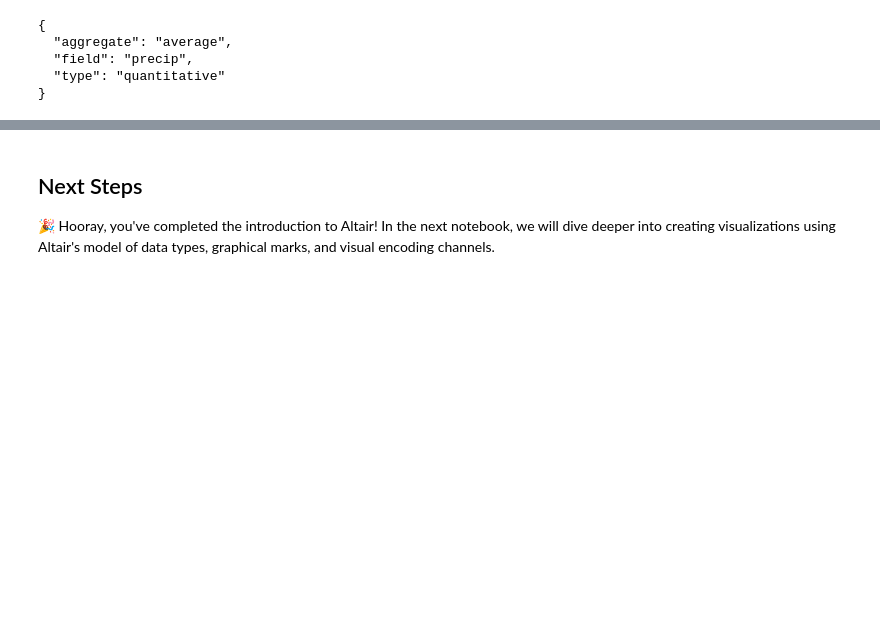
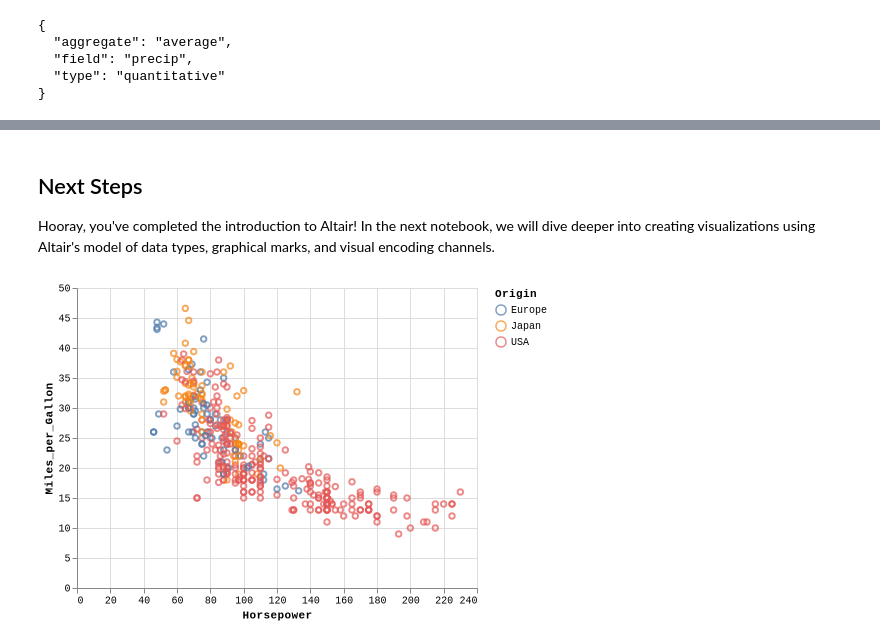
Before and after one commit to dorgeln/dorgeln.org-fastpages, a Jupyter notebook: _notebooks/altair-curriculum-part1.ipynb, the cells around one changed output, grey strips where cells are left out. Saved outputs shown, nothing was run; the diff lists cells and outputs as text; code cells hidden in the pictures; blank space fills up the shorter version.

Commit message:
Adding title images

```diff
--- a/_notebooks/altair_introduction.ipynb
+++ b/_notebooks/altair-curriculum-part1.ipynb
@@ -269,7 +283,7 @@ In addition to basic plotting and view composition, one of Altair and Vega-Lite'
 
 To create a simple interactive plot that supports panning and zooming, we can invoke the `interactive()` method of the `Chart` object. In the chart below, click and drag to *pan* or use the scroll wheel to *zoom*:
 # %%
-alt.Chart(cars).mark_point().encode(
+chart=alt.Chart(cars).mark_point().encode(
     x='Horsepower',
     y='Miles_per_Gallon',
     color='Origin',
@@ -335,6 +345,0 @@ As a Python API to Vega-Lite, Altair's main purpose is to convert plot specifica
-# %%
-chart = alt.Chart(df).mark_bar().encode(
-    x='average(precip)',
-    y='city',
-)
-print(chart.to_json())
@@ -432,4 +370,19 @@ The `Chart.save` method provides a convenient way to save such HTML output to fi
 # %% [markdown]
 ## Next Steps
 
-🎉 Hooray, you've completed the introduction to Altair! In the next notebook, we will dive deeper into creating visualizations using Altair's model of data types, graphical marks, and visual encoding channels.
+Hooray, you've completed the introduction to Altair! In the next notebook, we will dive deeper into creating visualizations using Altair's model of data types, graphical marks, and visual encoding channels.
+# %%
+#hide
+# Generate title image
+import os
+from altair_saver import save
+from IPython.display import Image
+
+image=r"../images/altair-curriculum-part1.png"
+if os.path.exists(image):
+  os.remove(image)
+alt.renderers.enable('altair_saver', fmts=['vega-lite','png'])
+save(chart, image)
+Image(filename=image)
+# %% [output]
+[figure, added]
```
Also changed, not shown: parts of 8 cells of this notebook, 27 other files.
